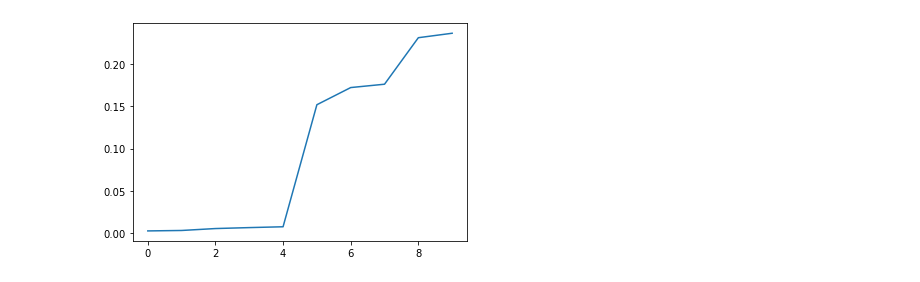
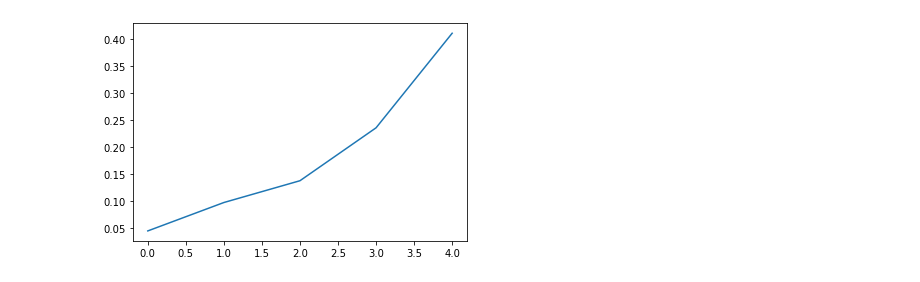
Before and after one commit to fagonzalezo/qmc, a Jupyter notebook: examples/qmkde.ipynb, the cells around one changed output. Saved outputs shown, nothing was run; the diff lists cells and outputs as text; code cells hidden in the pictures.

```diff
--- a/examples/qmkde.ipynb
+++ b/examples/qmkde.ipynb
@@ -110,0 +105,11 @@ To change all layers to have dtype float64 by default, call `tf.keras.backend.se
+# %%
+X = sample.reshape((-1, 1))
+dim = 300
+fm_x = layers.QFeatureMapRFF(1, dim=dim, gamma=1, random_state=17)
+qmd = models.QMDensity(fm_x, dim)
+qmd.compile()
+qmd.fit(X, epochs=1)
+out = qmd.predict(x.reshape((-1, 1)))
+pl.plot(x, mixt.pdf(x), 'r-',  alpha=0.6, label='norm pdf')
+pl.plot(x, kernel(x), 'b-',  alpha=0.6, label='kde pdf')
+pl.plot(x, out, 'g-',  alpha=0.6, label='qmkde pdf')
@@ -110,0 +120,7 @@ To change all layers to have dtype float64 by default, call `tf.keras.backend.se
+# %%
+qmd1 = models.QMDensitySGD(1, dim, num_eig=5, gamma=1, random_state=17)
+eig_vals = qmd1.set_rho(qmd.weights[2])
+out = qmd1.predict(x.reshape((-1, 1)))
+pl.plot(x, mixt.pdf(x), 'r-',  alpha=0.6, label='norm pdf')
+pl.plot(x, kernel(x), 'b-',  alpha=0.6, label='kde pdf')
+pl.plot(x, out, 'g-',  alpha=0.6, label='qmkde pdf')
@@ -111,4 +130,4 @@ To change all layers to have dtype float64 by default, call `tf.keras.backend.se
 # %%
-pl.plot(eig_vals[-10:])
+pl.plot(eig_vals[-5:])
 tf.reduce_sum(eig_vals)
 # %% [output]
@@ -116 +135 @@ tf.reduce_sum(eig_vals)
-[figure, old version]
+[figure, new version]
```
Also changed, not shown: parts of 14 cells of this notebook.
